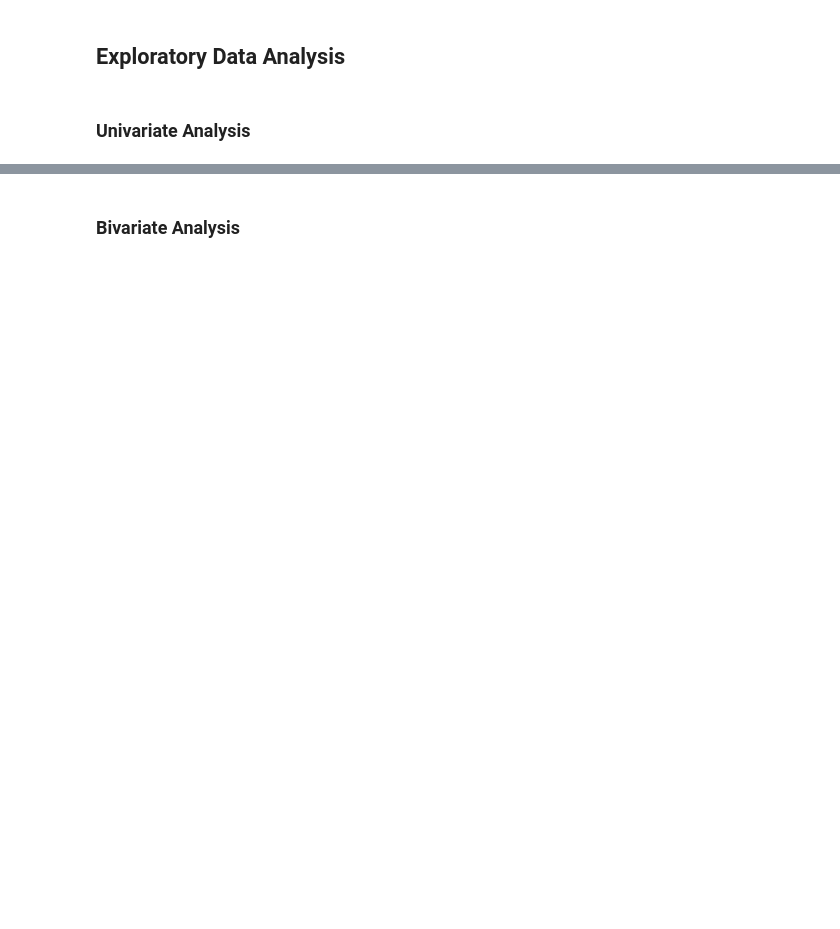
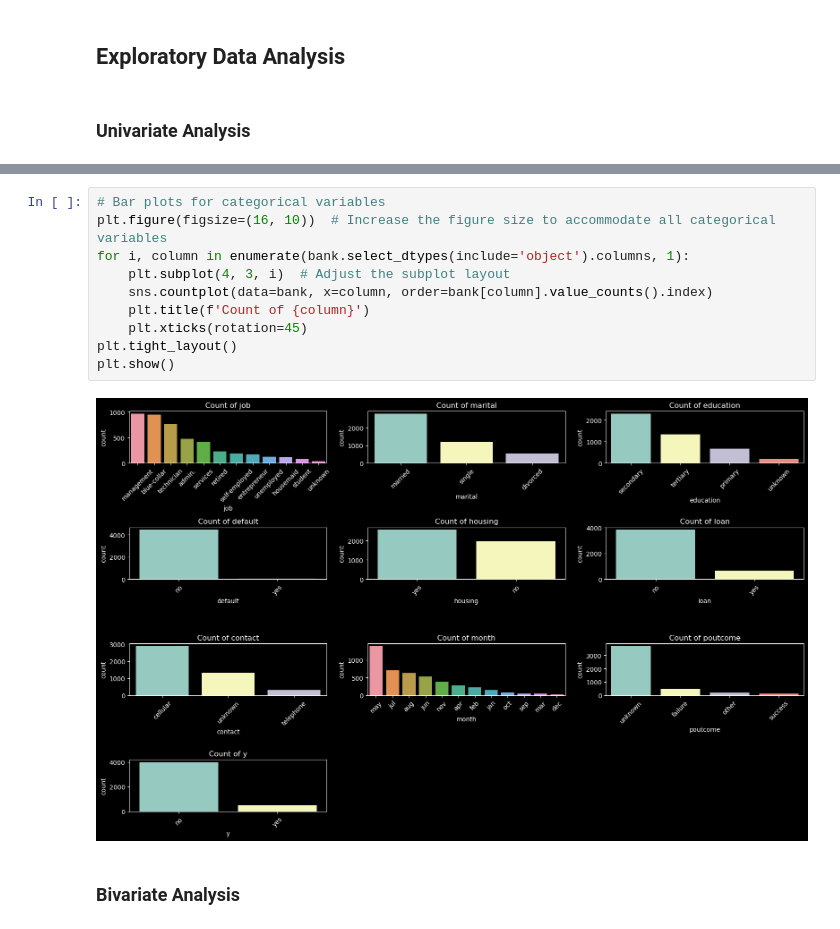
Before and after one commit to marwa9975/CUSTOMER_PURCHASE_PREDICTION, a Jupyter notebook: notebook.ipynb, the cells around one changed output, grey strips where cells are left out. Cells and saved outputs as stored; diff of their text form; blank space fills up the shorter version.

```diff
--- a/notebook.ipynb
+++ b/notebook.ipynb
@@ -252,2 +283,14 @@ This is analysis of one attribute
+# %%
+# Bar plots for categorical variables
+plt.figure(figsize=(16, 10))  # Increase the figure size to accommodate all categorical variables
+for i, column in enumerate(bank.select_dtypes(include='object').columns, 1):
+    plt.subplot(4, 3, i)  # Adjust the subplot layout
+    sns.countplot(data=bank, x=column, order=bank[column].value_counts().index)
+    plt.title(f'Count of {column}')
+    plt.xticks(rotation=45)
+plt.tight_layout()
+plt.show()
+# %% [output]
+[figure, added]
 # %% [markdown]
 ### Bivariate Analysis
```
Also changed, not shown: parts of 14 cells of this notebook.
